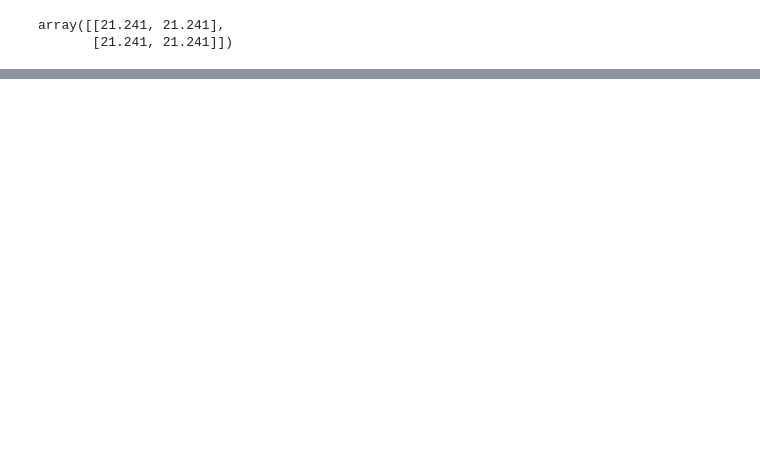
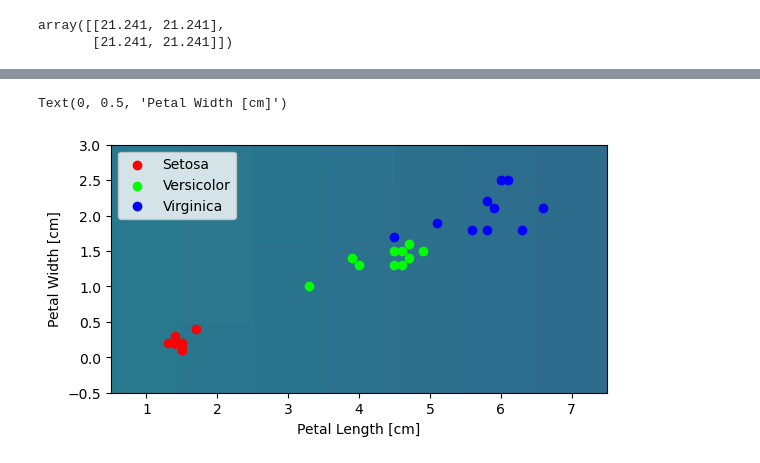
Before and after one commit to KKamp2015/PatternRecognition, a Jupyter notebook: MP1.ipynb, the cells around one changed output, grey strips where cells are left out. Drawn from its saved outputs; the diff is of its cells as text; code cells hidden in the pictures; blank space fills up the shorter version.

```diff
--- a/MP1.ipynb
+++ b/MP1.ipynb
@@ -53,3 +55,7 @@ plt.ylabel('Petal Width [cm]')
 # %% [output]
 Text(0, 0.5, 'Petal Width [cm]')
 [figure]
+# %%
+Rx=np.linspace(0.5,7.5,100)
+Ry=np.linspace(-0.5,3.0,100)
+Rx
@@ -61,4 +88,4 @@ Covariance(X)
 array([[21.241, 21.241],
        [21.241, 21.241]])
 # %%
-np.cov(X.T)
+C1=np.linalg.inv(np.cov(X.T))
@@ -68,2 +92,7 @@ array([[0.23788889, 0.06488889],
 # %%
+p=np.zeros([len(Rx),len(Ry)])
+for x in range(len(Rx)):
+    for y in range(len(Ry)):
+        p[x,y]=mdist([Rx[x],Ry[y]],SampleMean(X),C1)
+print(p)
 # %% [output]
@@ -71,0 +112,12 @@ array([[0.5, 1. ],
+# %%
+plt.imshow(p)
+for i in [0,1,2]:
+    plt.scatter('Petal Len.','Petal Width',data=Train[i],color=colors[i],label=names[i])
+plt.xlim([0.5,7.5])
+plt.ylim([-0.5,3.0])
+plt.legend()
+plt.xlabel('Petal Length [cm]')
+plt.ylabel('Petal Width [cm]')
+# %% [output]
+Text(0, 0.5, 'Petal Width [cm]')
+[figure, added]
```
Also changed, not shown: parts of 4 cells of this notebook.
